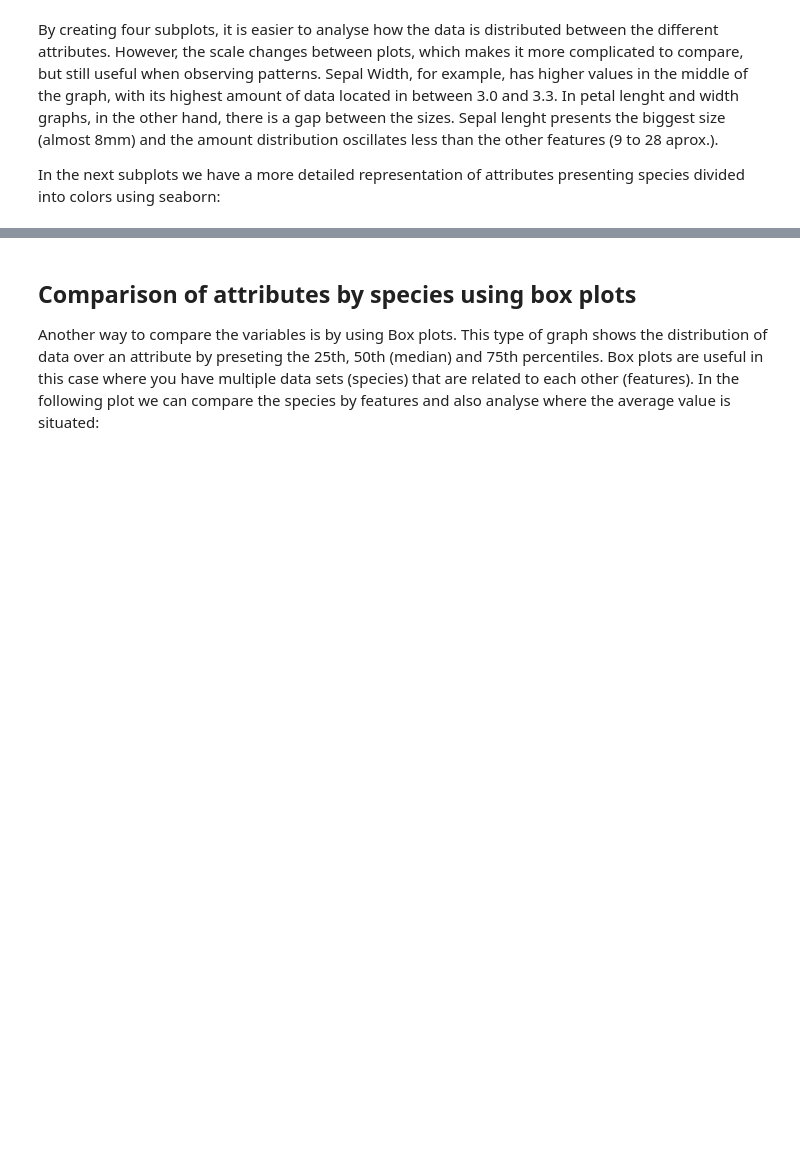
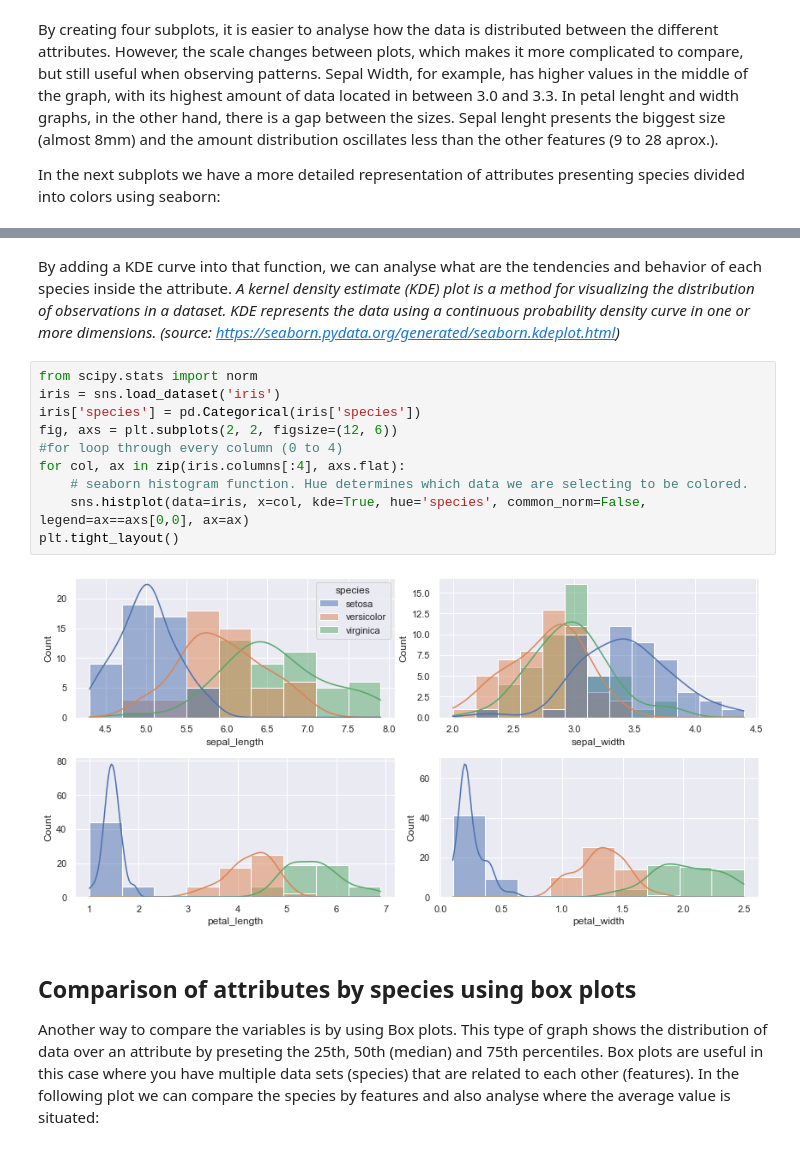
Before and after one commit to LaisColetta/pands_project, a Jupyter notebook: analysis.ipynb, the cells around one changed output, grey strips where cells are left out. Saved outputs shown, nothing was run; the diff lists cells and outputs as text; blank space fills up the shorter version.

```diff
--- a/analysis.ipynb
+++ b/analysis.ipynb
@@ -143,3 +143,17 @@ plt.tight_layout()
+# %% [markdown]
+By adding a KDE curve into that function, we can analyse what are the tendencies and behavior of each species inside the attribute. <i> A kernel density estimate (KDE) plot is a method for visualizing the distribution of observations in a dataset. KDE represents the data using a continuous probability density curve in one or more dimensions. (source: https://seaborn.pydata.org/generated/seaborn.kdeplot.html) </i>
+# %%
+from scipy.stats import norm
+iris = sns.load_dataset('iris')
+iris['species'] = pd.Categorical(iris['species'])
+fig, axs = plt.subplots(2, 2, figsize=(12, 6))
+#for loop through every column (0 to 4)
+for col, ax in zip(iris.columns[:4], axs.flat):
+    # seaborn histogram function. Hue determines which data we are selecting to be colored.
+    sns.histplot(data=iris, x=col, kde=True, hue='species', common_norm=False, legend=ax==axs[0,0], ax=ax)
+plt.tight_layout()
+# %% [output]
+[figure, added]
 # %% [markdown]
 ## Comparison of attributes by species using box plots
 Another way to compare the variables is by using Box plots. This type of graph shows the distribution of data over an attribute by preseting the 25th, 50th (median) and 75th percentiles. Box plots are useful in this case where you have multiple data sets (species) that are related to each other (features). In the following plot we can compare the species by features and also analyse where the average value is situated:
```
Also changed, not shown: parts of 16 cells of this notebook.
